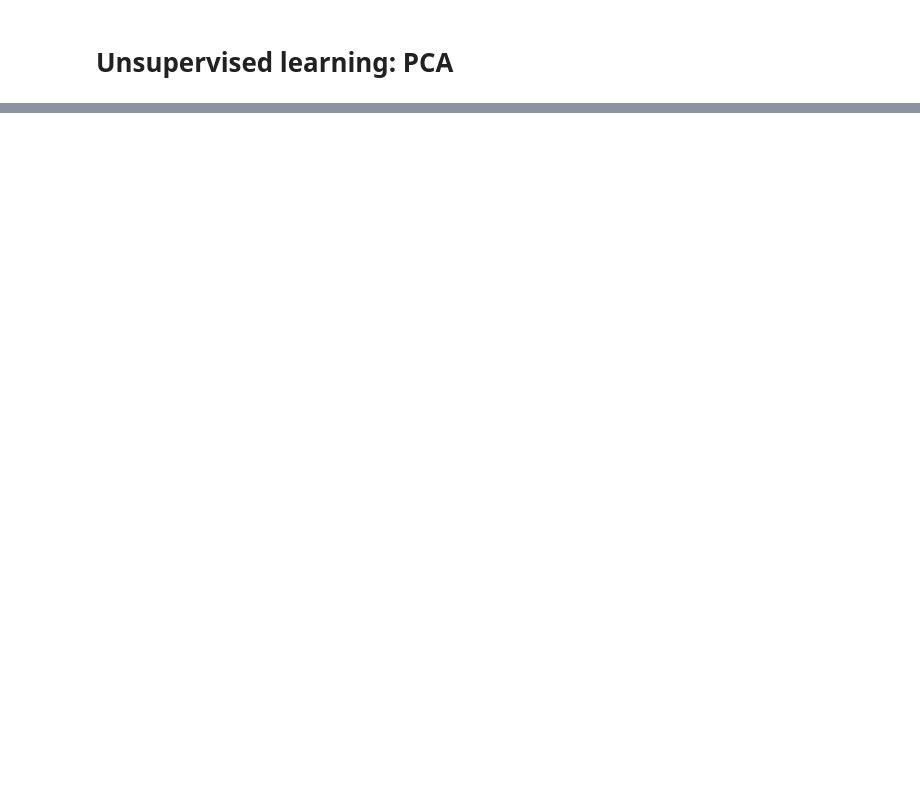
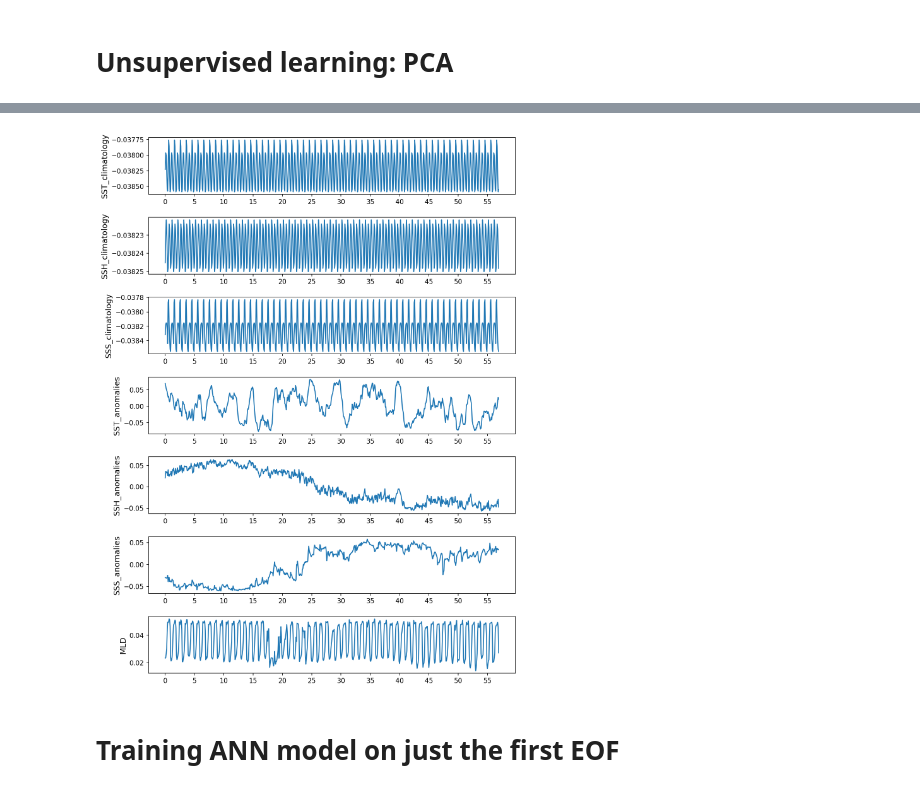
Before and after one commit to Yiyu-Zheng/MLinATS-HW, a Jupyter notebook: HW3/HW3-UnsupervisedLearning.ipynb, the cells around one changed output, grey strips where cells are left out. Saved outputs shown, nothing was run; the diff lists cells and outputs as text; code cells hidden in the pictures; blank space fills up the shorter version.

```diff
--- a/HW3/HW3-UnsupervisedLearning.ipynb
+++ b/HW3/HW3-UnsupervisedLearning.ipynb
@@ -100,0 +213,45 @@ y_new = standardize_input(y, ymean, ystd)
+# %%
+# check on first EOF
+plt.figure(figsize=(10,15))
+plt.subplots_adjust(wspace=0.2, hspace=0.4)
+
+plt.subplot(7,1,1)
+plt.plot(ESST_cf[:,0])
+plt.xticks(np.arange(0,ESST_cf.shape[0],60), np.arange(0,56,5))
+plt.ylabel('SST_climatology')
+
+plt.subplot(7,1,2)
+plt.plot(ESSH_cf[:,0])
+plt.xticks(np.arange(0,ESSH_cf.shape[0],60), np.arange(0,56,5))
+plt.ylabel('SSH_climatology')
+
+plt.subplot(7,1,3)
+plt.plot(ESSS_cf[:,0])
+plt.xticks(np.arange(0,ESSS_cf.shape[0],60), np.arange(0,56,5))
+plt.ylabel('SSS_climatology')
+
+plt.subplot(7,1,4)
+plt.plot(ESST_a[:,0])
+plt.xticks(np.arange(0,ESST_a.shape[0],60), np.arange(0,56,5))
+plt.ylabel('SST_anomalies')
+
+plt.subplot(7,1,5)
+plt.plot(ESSH_a[:,0])
+plt.xticks(np.arange(0,ESSH_cf.shape[0],60), np.arange(0,56,5))
+plt.ylabel('SSH_anomalies')
+
+plt.subplot(7,1,6)
+plt.plot(ESSS_a[:,0])
+plt.xticks(np.arange(0,ESSS_cf.shape[0],60), np.arange(0,56,5))
+plt.ylabel('SSS_anomalies')
+
+plt.subplot(7,1,7)
+plt.plot(EMLD[:,0])
+plt.xticks(np.arange(0,EMLD.shape[0],60), np.arange(0,56,5))
+plt.ylabel('MLD')
+
+plt.show()
+# %% [output]
+[figure, added]
+# %% [markdown]
+# Training ANN model on just the first EOF
```
Also changed, not shown: parts of 12 cells of this notebook.
